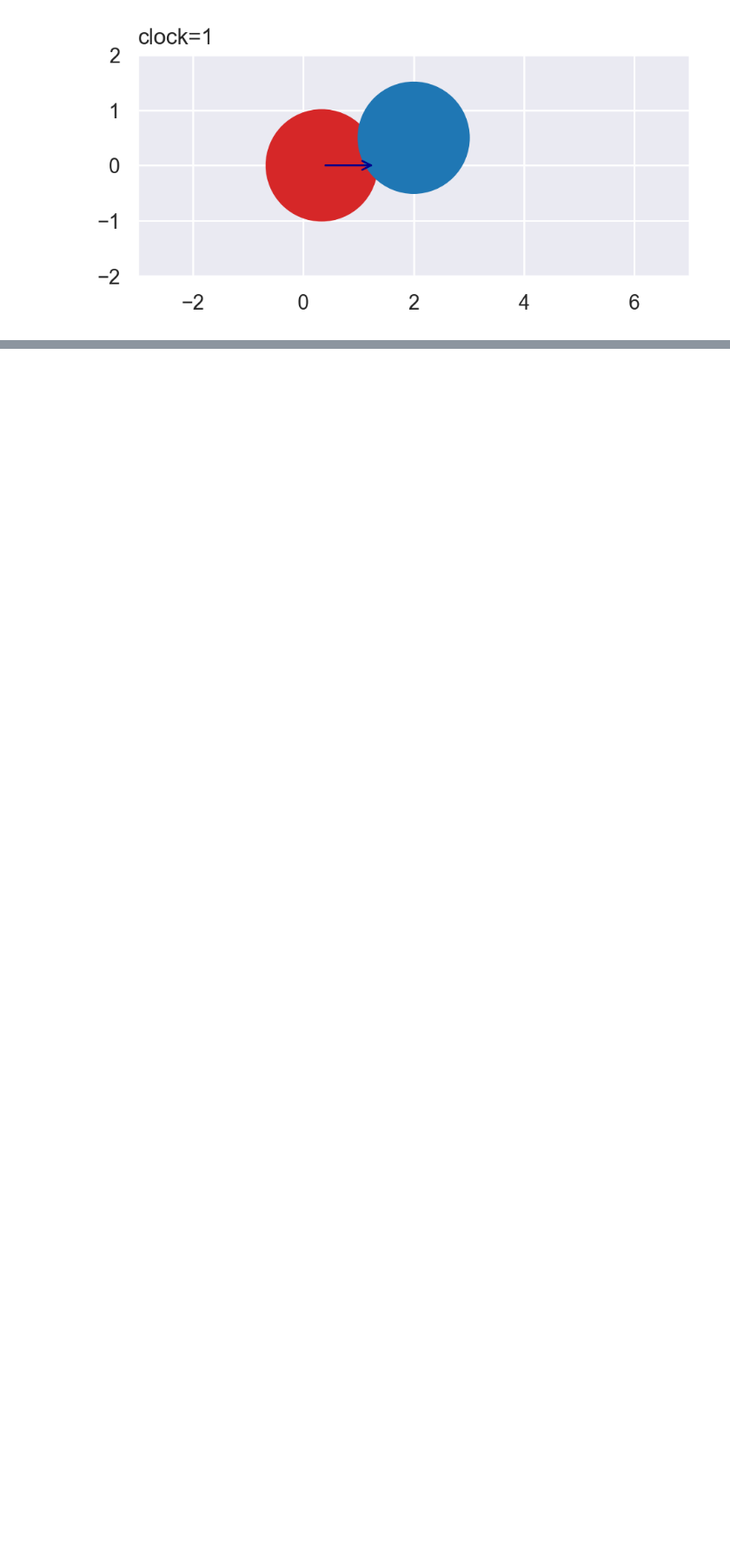
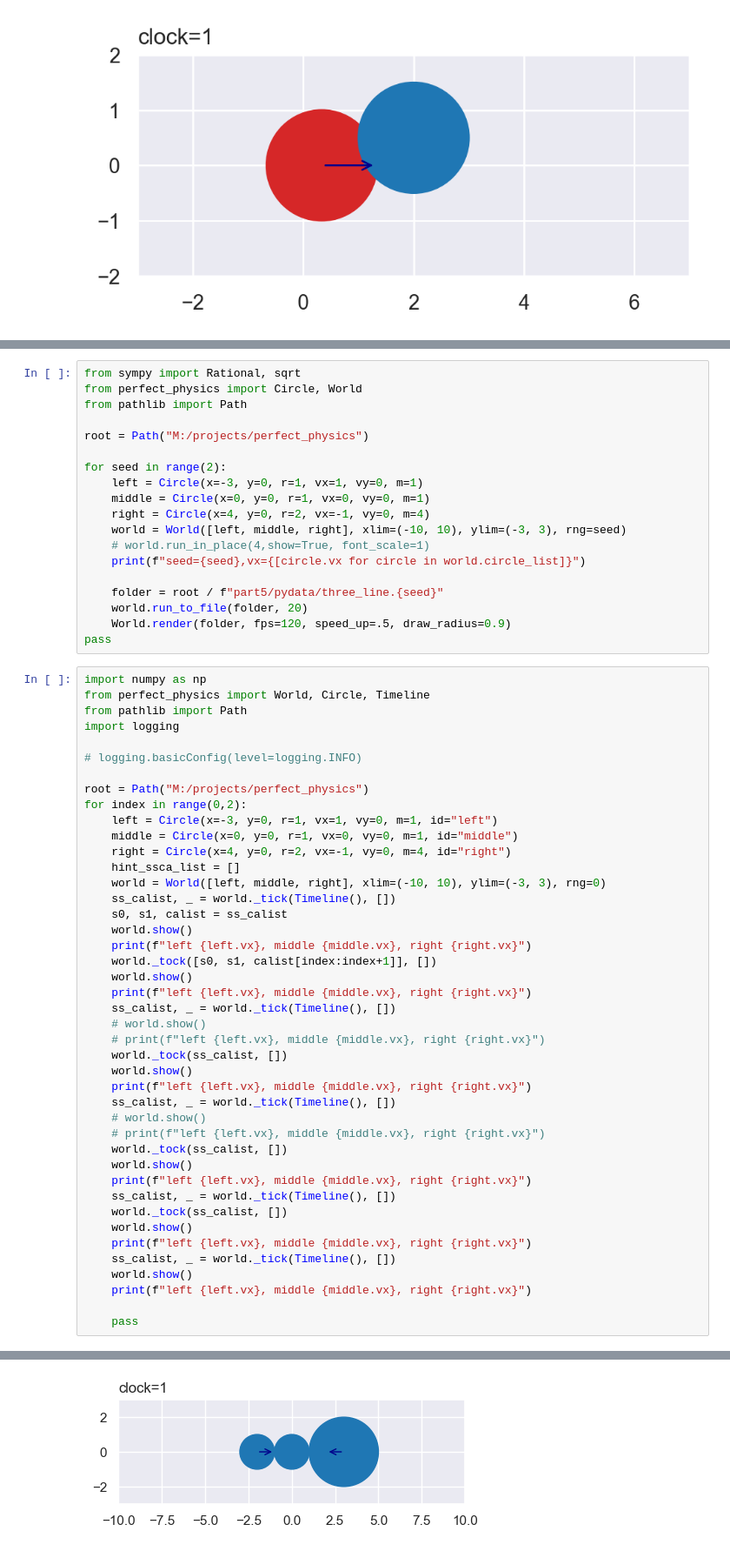
Before and after one commit to CarlKCarlK/perfect-physics, a Jupyter notebook: part_5_pydata.ipynb, the cells around one changed output, grey strips where cells are left out. Shown at 87% size. Cells and saved outputs as stored; diff of their text form; blank space fills up the shorter version.

Commit message:
zoom in on three ball

```diff
--- a/part_5_pydata.ipynb
+++ b/part_5_pydata.ipynb
@@ -71,0 +120,63 @@ interactive(children=(FloatSlider(value=0.0, description='t', max=2.0, min=-1.0,
+# %%
+from sympy import Rational, sqrt
+from perfect_physics import Circle, World
+from pathlib import Path
+
+root = Path("M:/projects/perfect_physics")
+
+for seed in range(2):
+    left = Circle(x=-3, y=0, r=1, vx=1, vy=0, m=1)
+    middle = Circle(x=0, y=0, r=1, vx=0, vy=0, m=1)
+    right = Circle(x=4, y=0, r=2, vx=-1, vy=0, m=4)
+    world = World([left, middle, right], xlim=(-10, 10), ylim=(-3, 3), rng=seed)
+    # world.run_in_place(4,show=True, font_scale=1)
+    print(f"seed={seed},vx={[circle.vx for circle in world.circle_list]}")
+
+    folder = root / f"part5/pydata/three_line.{seed}"
+    world.run_to_file(folder, 20)
+    World.render(folder, fps=120, speed_up=.5, draw_radius=0.9)
+pass
+# %%
+import numpy as np
+from perfect_physics import World, Circle, Timeline
+from pathlib import Path
+import logging
+
+# logging.basicConfig(level=logging.INFO)
+
+root = Path("M:/projects/perfect_physics")
+for index in range(0,2):
+    left = Circle(x=-3, y=0, r=1, vx=1, vy=0, m=1, id="left")
+    middle = Circle(x=0, y=0, r=1, vx=0, vy=0, m=1, id="middle")
+    right = Circle(x=4, y=0, r=2, vx=-1, vy=0, m=4, id="right")
+    hint_ssca_list = []
+    world = World([left, middle, right], xlim=(-10, 10), ylim=(-3, 3), rng=0)
+    ss_calist, _ = world._tick(Timeline(), [])
+    s0, s1, calist = ss_calist
+    world.show()
+    print(f"left {left.vx}, middle {middle.vx}, right {right.vx}")
+    world._tock([s0, s1, calist[index:index+1]], [])
+    world.show()
+    print(f"left {left.vx}, middle {middle.vx}, right {right.vx}")
+    ss_calist, _ = world._tick(Timeline(), [])
+    # world.show()
+    # print(f"left {left.vx}, middle {middle.vx}, right {right.vx}")
+    world._tock(ss_calist, [])
+    world.show()
+    print(f"left {left.vx}, middle {middle.vx}, right {right.vx}")
+    ss_calist, _ = world._tick(Timeline(), [])
+    # world.show()
+    # print(f"left {left.vx}, middle {middle.vx}, right {right.vx}")
+    world._tock(ss_calist, [])
+    world.show()
+    print(f"left {left.vx}, middle {middle.vx}, right {right.vx}")
+    ss_calist, _ = world._tick(Timeline(), [])
+    world._tock(ss_calist, [])
+    world.show()
+    print(f"left {left.vx}, middle {middle.vx}, right {right.vx}")
+    ss_calist, _ = world._tick(Timeline(), [])
+    world.show()
+    print(f"left {left.vx}, middle {middle.vx}, right {right.vx}")
+
+    pass
+# %% [output]
@@ -71,0 +195 @@ interactive(children=(FloatSlider(value=0.0, description='t', max=2.0, min=-1.0,
+[figure, added]
```
Also changed, not shown: parts of 8 cells of this notebook, 3 other files.
